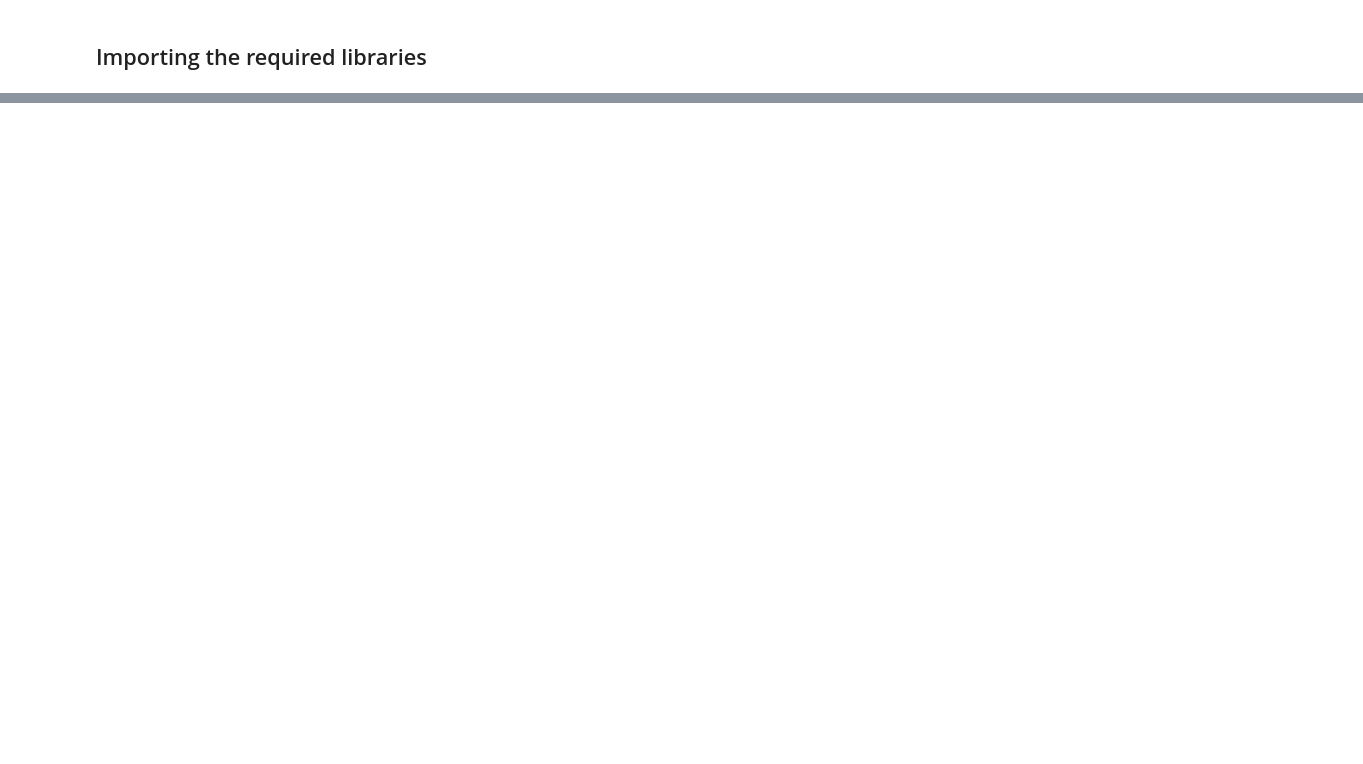
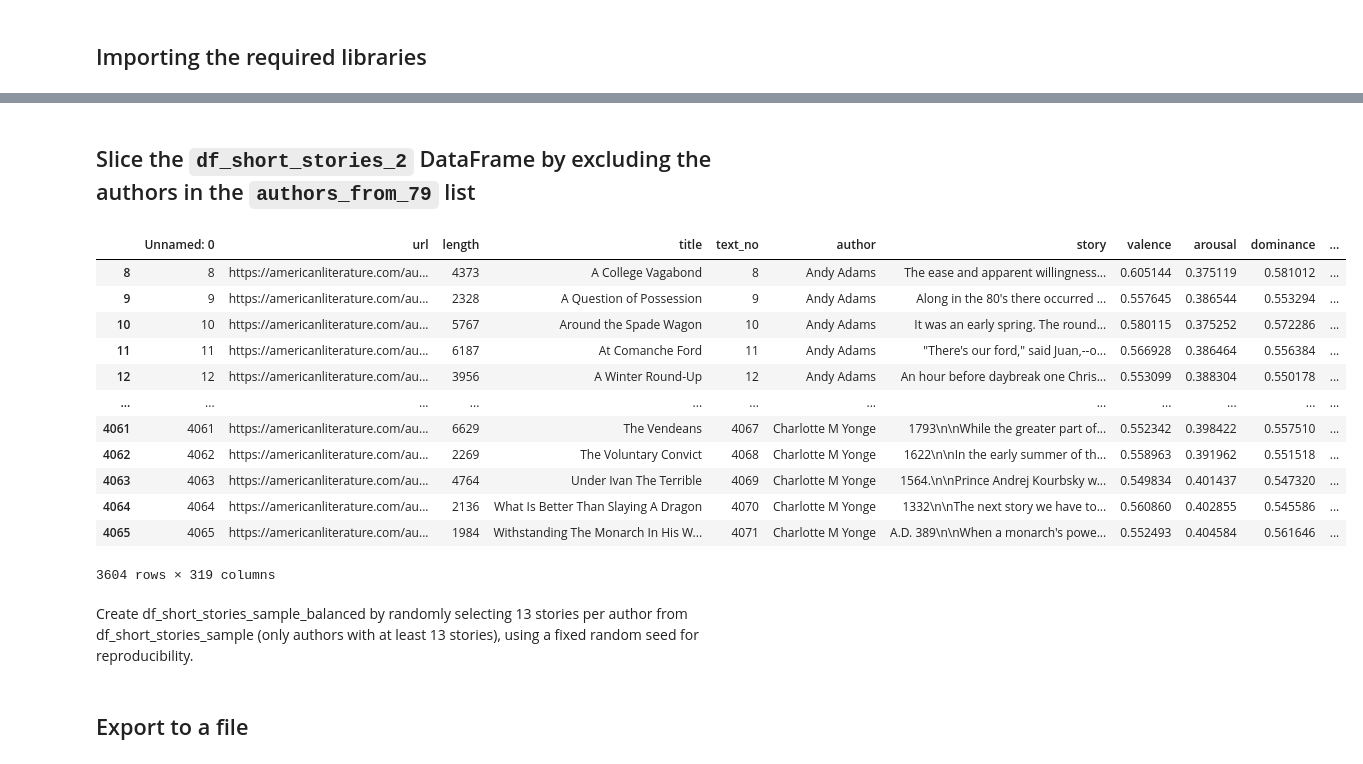
Before and after one commit to laelgelc/cl_st1_sara, a Jupyter notebook: CL_St1_Ph1_Sara.ipynb, the cells around one changed output, grey strips where cells are left out. Drawn from its saved outputs; the diff is of its cells as text; code cells hidden in the pictures; blank space fills up the shorter version.

```diff
--- a/CL_St1_Ph1_Sara.ipynb
+++ b/CL_St1_Ph1_Sara.ipynb
@@ -21,0 +141,9 @@ This dataset presents 4,000 short stories that have been classified in terms of
+# %%
+df_stories_per_author = (
+    df_short_stories_2
+    .groupby('author', dropna=False)
+    .size()
+    .reset_index(name='story_count')
+    .sort_values(['story_count', 'author'], ascending=[False, True])
+    .reset_index(drop=True)
+)
@@ -21,0 +152,3 @@ This dataset presents 4,000 short stories that have been classified in terms of
+# %%
+df_stories_per_author['balanced_story_count'] = (df_stories_per_author.index + 1) * df_stories_per_author['story_count']
+df_stories_per_author
@@ -21,0 +179,3 @@ This dataset presents 4,000 short stories that have been classified in terms of
+# %%
+authors_from_79 = df_stories_per_author.iloc[79:]['author'].tolist()
+authors_from_79
@@ -21,0 +200,21 @@ This dataset presents 4,000 short stories that have been classified in terms of
+# %% [markdown]
+## Slice the `df_short_stories_2` DataFrame by excluding the authors in the `authors_from_79` list
+# %%
+df_short_stories_sample = df_short_stories_2[~df_short_stories_2['author'].isin(authors_from_79)].copy()
+df_short_stories_sample
+# %% [output]
+|  | Unnamed: 0 | url | length | title | text_no | author | story | valence | arousal | dominance | ... |
+| 8 | 8 | https://americanliterature.com/au... | 4373 | A College Vagabond | 8 | Andy Adams | The ease and apparent willingness... | 0.605144 | 0.375119 | 0.581012 | ... |
+| 9 | 9 | https://americanliterature.com/au... | 2328 | A Question of Possession | 9 | Andy Adams | Along in the 80's there occurred ... | 0.557645 | 0.386544 | 0.553294 | ... |
+| 10 | 10 | https://americanliterature.com/au... | 5767 | Around the Spade Wagon | 10 | Andy Adams | It was an early spring. The round... | 0.580115 | 0.375252 | 0.572286 | ... |
+| 11 | 11 | https://americanliterature.com/au... | 6187 | At Comanche Ford | 11 | Andy Adams | "There's our ford," said Juan,--o... | 0.566928 | 0.386464 | 0.556384 | ... |
+| 12 | 12 | https://americanliterature.com/au... | 3956 | A Winter Round-Up | 12 | Andy Adams | An hour before daybreak one Chris... | 0.553099 | 0.388304 | 0.550178 | ... |
+| ... | ... | ... | ... | ... | ... | ... | ... | ... | ... | ... | ... |
+| 4061 | 4061 | https://americanliterature.com/au... | 6629 | The Vendeans | 4067 | Charlotte M Yonge | 1793\n\nWhile the greater part of... | 0.552342 | 0.398422 | 0.557510 | ... |
+| 4062 | 4062 | https://americanliterature.com/au... | 2269 | The Voluntary Convict | 4068 | Charlotte M Yonge | 1622\n\nIn the early summer of th... | 0.558963 | 0.391962 | 0.551518 | ... |
+| 4063 | 4063 | https://americanliterature.com/au... | 4764 | Under Ivan The Terrible | 4069 | Charlotte M Yonge | 1564.\n\nPrince Andrej Kourbsky w... | 0.549834 | 0.401437 | 0.547320 | ... |
+| 4064 | 4064 | https://americanliterature.com/au... | 2136 | What Is Better Than Slaying A Dragon | 4070 | Charlotte M Yonge | 1332\n\nThe next story we have to... | 0.560860 | 0.402855 | 0.545586 | ... |
+| 4065 | 4065 | https://americanliterature.com/au... | 1984 | Withstanding The Monarch In His W... | 4071 | Charlotte M Yonge | A.D. 389\n\nWhen a monarch's powe... | 0.552493 | 0.404584 | 0.561646 | ... |
+3604 rows × 319 columns
+# %% [markdown]
+Create df_short_stories_sample_balanced by randomly selecting 13 stories per author from df_short_stories_sample (only authors with at least 13 stories), using a fixed random seed for reproducibility.
@@ -21,0 +237,2 @@ This dataset presents 4,000 short stories that have been classified in terms of
+# %% [markdown]
+## Export to a file
```
Also changed, not shown: parts of 35 cells of this notebook, 1 other file.
